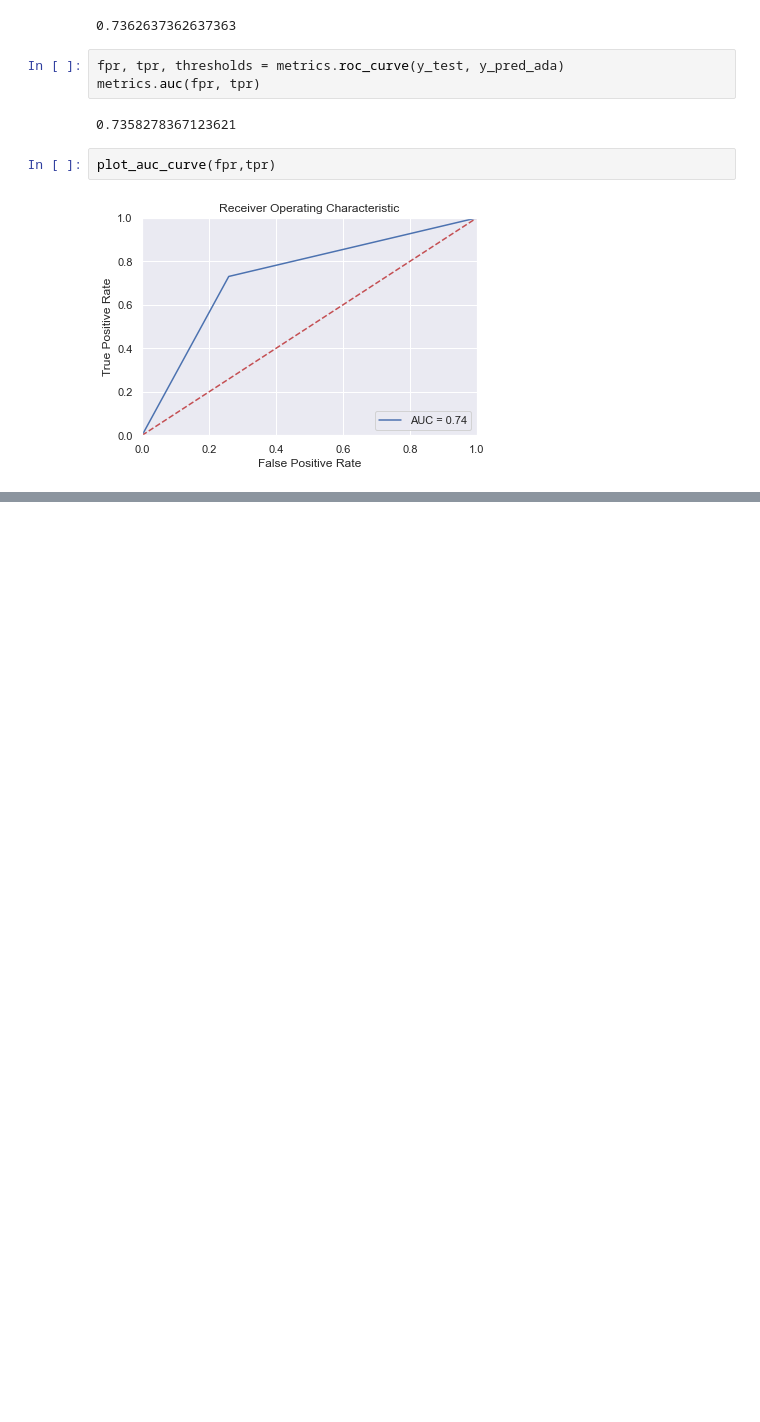
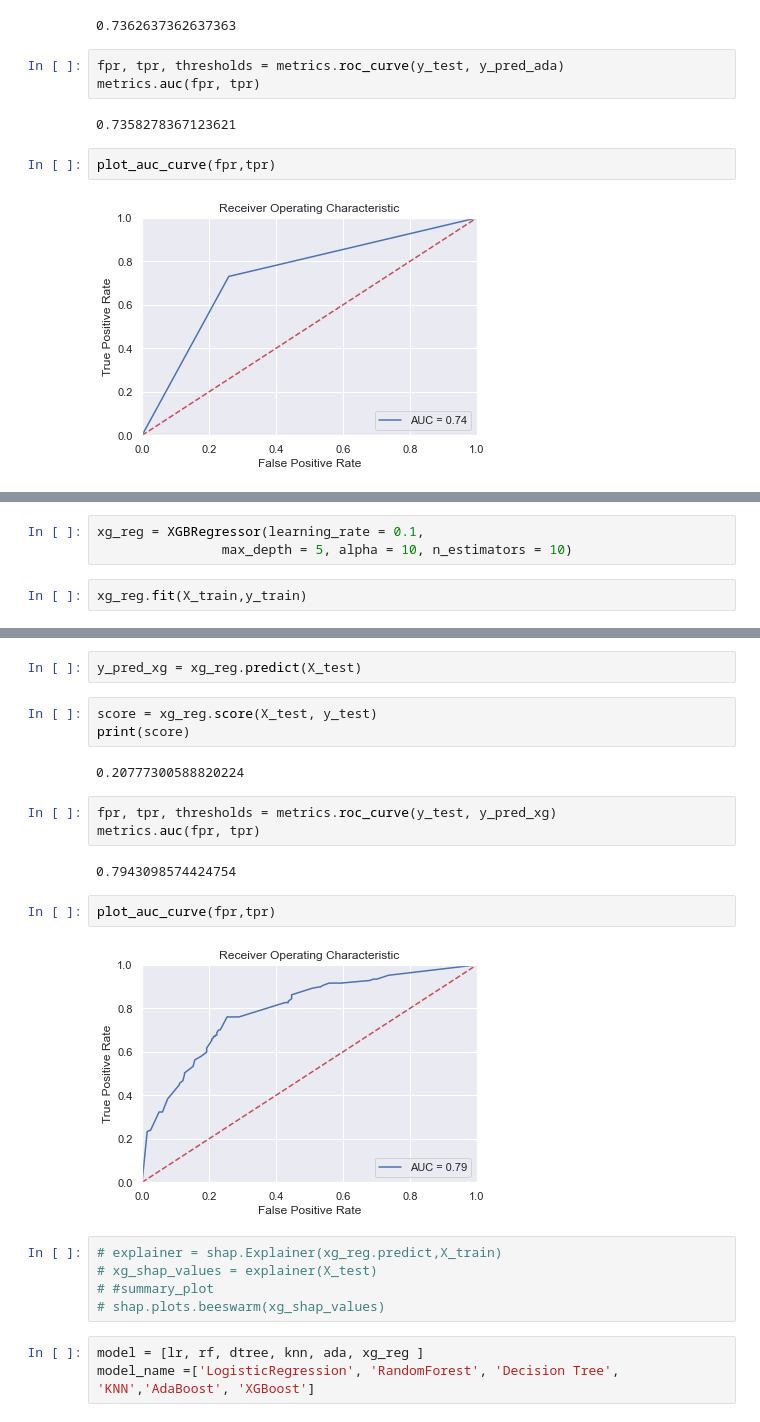
Before and after one commit to nahsradus/SpringBoard, a Jupyter notebook: CapstoneProject2/Notebooks/Modeling_WNV.ipynb, the cells around one changed output, grey strips where cells are left out. Drawn from its saved outputs; the diff is of its cells as text; blank space fills up the shorter version.

Commit message:
model selected

```diff
--- a/CapstoneProject2/Notebooks/Modeling_WNV.ipynb
+++ b/CapstoneProject2/Notebooks/Modeling_WNV.ipynb
@@ -247,0 +296,5 @@ dtype: float64
+# %%
+xg_reg = XGBRegressor(learning_rate = 0.1,
+                max_depth = 5, alpha = 10, n_estimators = 10)
+# %%
+xg_reg.fit(X_train,y_train)
@@ -247,0 +311,24 @@ dtype: float64
+# %%
+y_pred_xg = xg_reg.predict(X_test)
+# %%
+score = xg_reg.score(X_test, y_test)
+print(score)
+# %% [output]
+0.20777300588820224
+# %%
+fpr, tpr, thresholds = metrics.roc_curve(y_test, y_pred_xg)
+metrics.auc(fpr, tpr)
+# %% [output]
+0.7943098574424754
+# %%
+plot_auc_curve(fpr,tpr)
+# %% [output]
+[figure, added]
+# %%
+# explainer = shap.Explainer(xg_reg.predict,X_train)
+# xg_shap_values = explainer(X_test)
+# #summary_plot
+# shap.plots.beeswarm(xg_shap_values)
+# %%
+model = [lr, rf, dtree, knn, ada, xg_reg ]
+model_name =['LogisticRegression', 'RandomForest', 'Decision Tree', 'KNN','AdaBoost', 'XGBoost']
```
Also changed, not shown: parts of 33 cells of this notebook.
